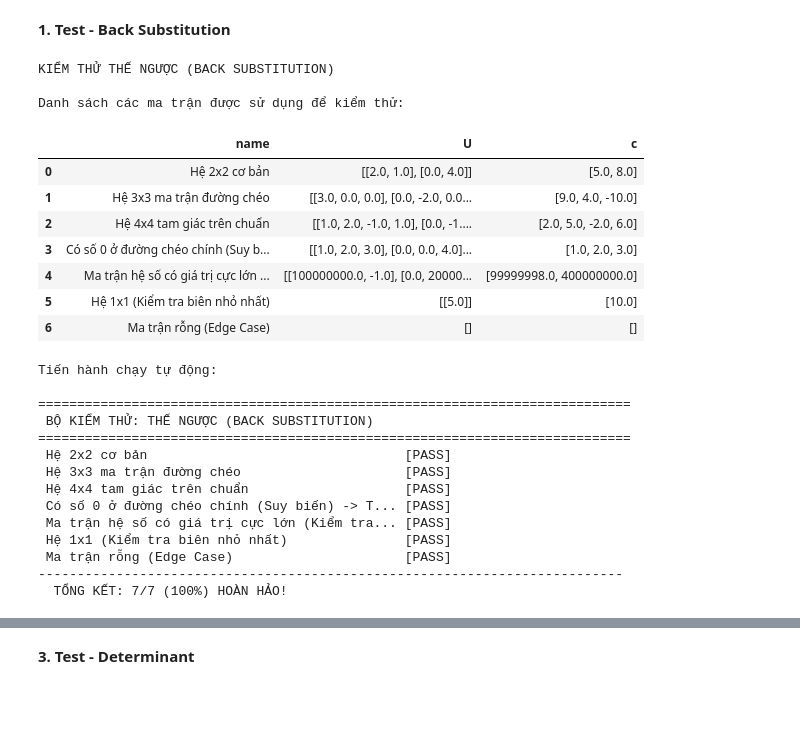
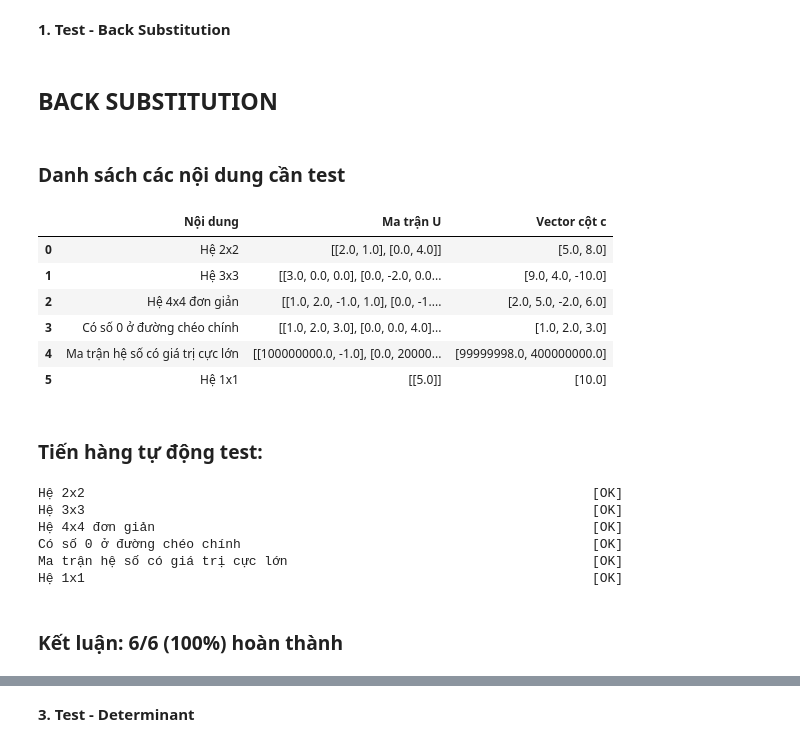
Before and after one commit to ImSoul0511/TUDTK_Project_1_Group_14_24CTT2, a Jupyter notebook: part1/part1_demo.ipynb, the cells around one changed output, grey strips where cells are left out. Cells and saved outputs as stored; diff of their text form; code cells hidden in the pictures; blank space fills up the shorter version.

```diff
--- a/part1/part1_demo.ipynb
+++ b/part1/part1_demo.ipynb
@@ -299,42 +274,39 @@ Không có pivot tại cột 3
 # %% [markdown]
 **1. Test - Back Substitution**
 # %%
-print(f"\n{AutoTestReporter.COLOR_WARNING}{AutoTestReporter.STYLE_BOLD}KIỂM THỬ THẾ NGƯỢC (BACK SUBSTITUTION){AutoTestReporter.STYLE_RESET}")
+display(Markdown("## BACK SUBSTITUTION"))
 
-
-print("\nDanh sách các ma trận được sử dụng để kiểm thử:")
+display(Markdown("### Danh sách các nội dung cần test"))
 df_back_substitution_tests = pd.DataFrame(BACK_SUBSTITUTION_TEST_CASES)
-columns_to_show = ['name', 'U', 'c']
+columns_to_show = ['Nội dung', 'Ma trận U', 'Vector cột c']
 valid_columns = [col for col in columns_to_show if col in df_back_substitution_tests.columns]
 
-display(df_back_substitution_tests[valid_columns].style.set_properties(**{'text-align': 'left', 'border': '1px solid #ddd'}))
+display(
+    df_back_substitution_tests[valid_columns].style.set_properties(
+        **{'text-align': 'left', 'border': '1px solid #ddd'}
+    ).set_table_styles([
+        {'selector': 'th', 'props': [('text-align', 'left'), ('border', '1px solid #ddd')]}
+    ])
+)
 
-print("\nTiến hành chạy tự động:")
+display(Markdown("### Tiến hàng tự động test:"))
 verify_test_back_substitution(BACK_SUBSTITUTION_TEST_CASES)
 # %% [output]
+## BACK SUBSTITUTION
+### Danh sách các nội dung cần test
+|  | Nội dung | Ma trận U | Vector cột c |
+| 0 | Hệ 2x2 | [[2.0, 1.0], [0.0, 4.0]] | [5.0, 8.0] |
+| 1 | Hệ 3x3 | [[3.0, 0.0, 0.0], [0.0, -2.0, 0.0... | [9.0, 4.0, -10.0] |
+| 2 | Hệ 4x4 đơn giản | [[1.0, 2.0, -1.0, 1.0], [0.0, -1.... | [2.0, 5.0, -2.0, 6.0] |
+| 3 | Có số 0 ở đường chéo chính | [[1.0, 2.0, 3.0], [0.0, 0.0, 4.0]... | [1.0, 2.0, 3.0] |
+| 4 | Ma trận hệ số có giá trị cực lớn | [[100000000.0, -1.0], [0.0, 20000... | [99999998.0, 400000000.0] |
+| 5 | Hệ 1x1 | [[5.0]] | [10.0] |
+### Tiến hàng tự động test:
-KIỂM THỬ THẾ NGƯỢC (BACK SUBSTITUTION)
-
-Danh sách các ma trận được sử dụng để kiểm thử:
+Hệ 2x2                                                                 [OK]
+Hệ 3x3                                                                 [OK]
+Hệ 4x4 đơn giản                                                        [OK]
+Có số 0 ở đường chéo chính                                             [OK]
+Ma trận hệ số có giá trị cực lớn                                       [OK]
+Hệ 1x1                                                                 [OK]
-|  | name | U | c |
-| 0 | Hệ 2x2 cơ bản | [[2.0, 1.0], [0.0, 4.0]] | [5.0, 8.0] |
-| 1 | Hệ 3x3 ma trận đường chéo | [[3.0, 0.0, 0.0], [0.0, -2.0, 0.0... | [9.0, 4.0, -10.0] |
-| 2 | Hệ 4x4 tam giác trên chuẩn | [[1.0, 2.0, -1.0, 1.0], [0.0, -1.... | [2.0, 5.0, -2.0, 6.0] |
-| 3 | Có số 0 ở đường chéo chính (Suy b... | [[1.0, 2.0, 3.0], [0.0, 0.0, 4.0]... | [1.0, 2.0, 3.0] |
-| 4 | Ma trận hệ số có giá trị cực lớn ... | [[100000000.0, -1.0], [0.0, 20000... | [99999998.0, 400000000.0] |
-| 5 | Hệ 1x1 (Kiểm tra biên nhỏ nhất) | [[5.0]] | [10.0] |
-| 6 | Ma trận rỗng (Edge Case) | [] | [] |
-Tiến hành chạy tự động:
-
-============================================================================
- BỘ KIỂM THỬ: THẾ NGƯỢC (BACK SUBSTITUTION)
-============================================================================
- Hệ 2x2 cơ bản                                 [PASS]
- Hệ 3x3 ma trận đường chéo                     [PASS]
- Hệ 4x4 tam giác trên chuẩn                    [PASS]
- Có số 0 ở đường chéo chính (Suy biến) -> T... [PASS]
- Ma trận hệ số có giá trị cực lớn (Kiểm tra... [PASS]
- Hệ 1x1 (Kiểm tra biên nhỏ nhất)               [PASS]
- Ma trận rỗng (Edge Case)                      [PASS]
----------------------------------------------------------------------------
-  TỔNG KẾT: 7/7 (100%) HOÀN HẢO!
+### Kết luận: 6/6 (100%) hoàn thành
 # %% [markdown]
```
Also changed, not shown: parts of 10 cells of this notebook, 8 other files.
